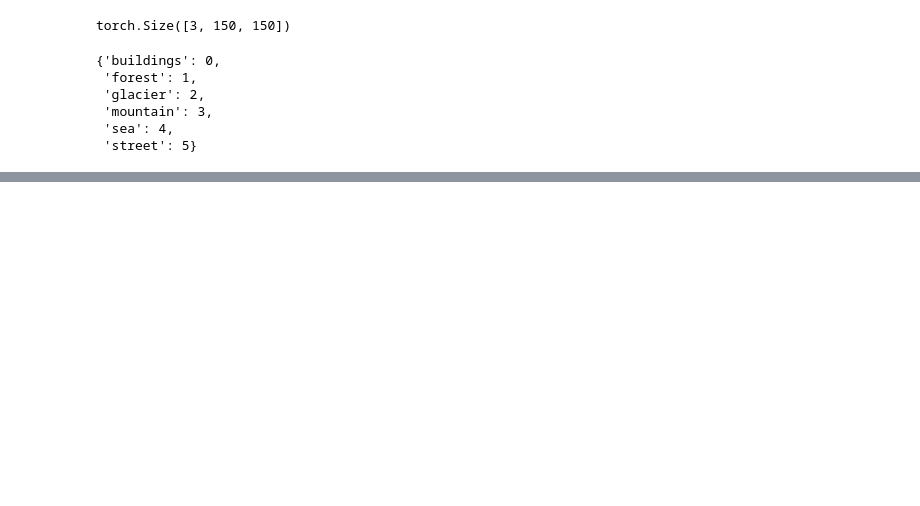
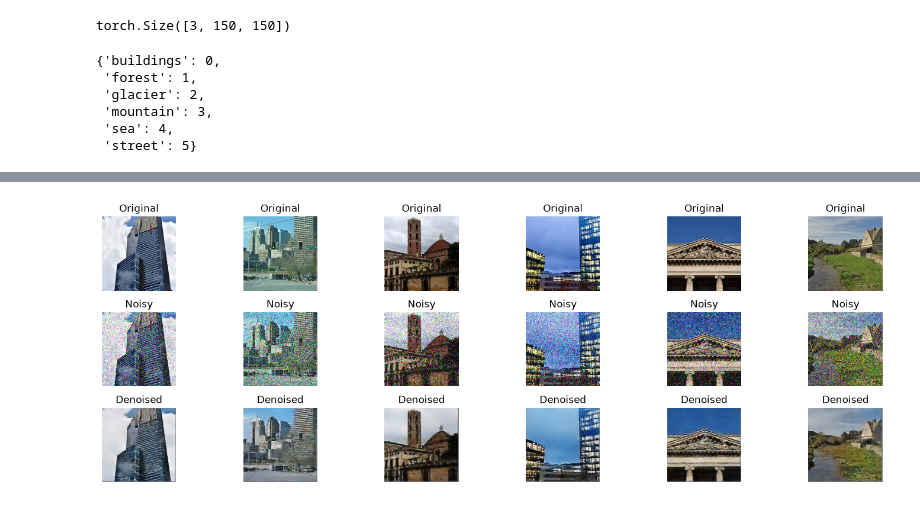
Before and after one commit to prroud/epoch-zero, a Jupyter notebook: generative-ai/autoencoders/practice/intel-image.ipynb, the cells around one changed output, grey strips where cells are left out. Cells and saved outputs as stored; diff of their text form; code cells hidden in the pictures; blank space fills up the shorter version.

```diff
--- a/generative-ai/autoencoders/practice/intel-image.ipynb
+++ b/generative-ai/autoencoders/practice/intel-image.ipynb
@@ -35,26 +50,26 @@ class AutoencoderWithUNET(nn.Module):
         self.encoder_block1 = nn.Sequential(
             nn.Conv2d(in_channels=3, out_channels=16, kernel_size=(3, 3), stride=2, padding=1),
             nn.BatchNorm2d(num_features=16),
-            nn.ReLU(in_place=True),
+            nn.ReLU(inplace=True),
         )
         #   block2  [16, 75, 75] -> [64, 38, 38]
         self.encoder_block2 = nn.Sequential(
             nn.Conv2d(in_channels=16, out_channels=64, kernel_size=(3, 3), stride=2, padding=1),
             nn.BatchNorm2d(num_features=64),
-            nn.ReLU(in_place=True)
+            nn.ReLU(inplace=True)
         )
         #   block3  [64, 38, 38] -> [128, 19, 19]
         self.encoder_block3 = nn.Sequential(
             nn.Conv2d(in_channels=64, out_channels=128, kernel_size=(3, 3), stride=2, padding=1),
             nn.BatchNorm2d(num_features=128),
-            nn.ReLU(in_place=True)
+            nn.ReLU(inplace=True)
         )
 
         # Bottleneck    [256, 19, 19] -> [256, 10, 10]
         self.bottleneck = nn.Sequential(
             nn.Conv2d(in_channels=128, out_channels=256, kernel_size=(3, 3), stride=2, padding=1),
             nn.BatchNorm2d(num_features=256),
-            nn.ReLU(in_place=True)
+            nn.ReLU(inplace=True)
         )
 
         # Decoder
@@ -64,7 +79,7 @@ class AutoencoderWithUNET(nn.Module):
         self.decoder_block1 = nn.Sequential(
             nn.Conv2d(in_channels=256, out_channels=128, kernel_size=(3, 3), stride=1, padding=1),
             nn.BatchNorm2d(num_features=128),
-            nn.ReLU(in_place=True)
+            nn.ReLU(inplace=True)
         )
 
         #   block2  [128, 19, 19] -> [64, 38, 38]
@@ -73,7 +88,7 @@ class AutoencoderWithUNET(nn.Module):
         self.decoder_block2 = nn.Sequential(
             nn.Conv2d(in_channels=128, out_channels=64, kernel_size=(3, 3), stride=1, padding=1),
             nn.BatchNorm2d(num_features=64),
-            nn.ReLU(in_place=True)
+            nn.ReLU(inplace=True)
         )
 
         #   block3  [64, 38, 38] -> [16, 75, 75]
@@ -82,7 +97,7 @@ class AutoencoderWithUNET(nn.Module):
         self.decoder_block3 = nn.Sequential(
             nn.Conv2d(in_channels=32, out_channels=16, kernel_size=(3, 3), stride=1, padding=1),
             nn.BatchNorm2d(num_features=16),
-            nn.ReLU(in_place=True)
+            nn.ReLU(inplace=True)
         )
 
         #   block4  [16, 75, 75] -> [3, 150, 150]
@@ -128,3 +143,9 @@ class l1_ssim_combined(nn.Module):
         ssim = 1 - self.ssim_loss(prediction, target)
 
         return self.alpha * l1 + (1 - self.alpha) * ssim
+# %%
+model = AutoencoderWithUNET()
+model.to(DEVICE)
+
+criterion = l1_ssim_combined(alpha=0.5)
+optimizer = torch.optim.Adam(model.parameters(), lr=LEARNING_RATE)
@@ -130,0 +185,36 @@ class l1_ssim_combined(nn.Module):
+# %%
+import matplotlib.pyplot as plt
+
+model.eval()
+with torch.no_grad():
+    dataiter = iter(test_dataloader)
+    images, _ = next(dataiter)
+    images = images.to(DEVICE)
+
+    noisy_images = images + NOISE_FACTOR * torch.randn_like(images)
+    noisy_images = torch.clamp(noisy_images, 0., 1.)
+
+    outputs = model(noisy_images)
+
+    images = images.cpu().numpy()
+    noisy_images = noisy_images.cpu().numpy()
+    outputs = outputs.cpu().numpy()
+
+    fig, axes = plt.subplots(nrows=3, ncols=len(images), figsize=(15, 5))
+    for i in range(len(images)):
+        axes[0, i].imshow(images[i].transpose(1, 2, 0))
+        axes[0, i].axis('off')
+        axes[0, i].set_title('Original')
+
+        axes[1, i].imshow(noisy_images[i].transpose(1, 2, 0))
+        axes[1, i].axis('off')
+        axes[1, i].set_title('Noisy')
+
+        axes[2, i].imshow(outputs[i].transpose(1, 2, 0))
+        axes[2, i].axis('off')
+        axes[2, i].set_title('Denoised')
+
+plt.tight_layout()
+plt.show()
+# %% [output]
+[figure, added]
```
Also changed, not shown: parts of 4 cells of this notebook.
